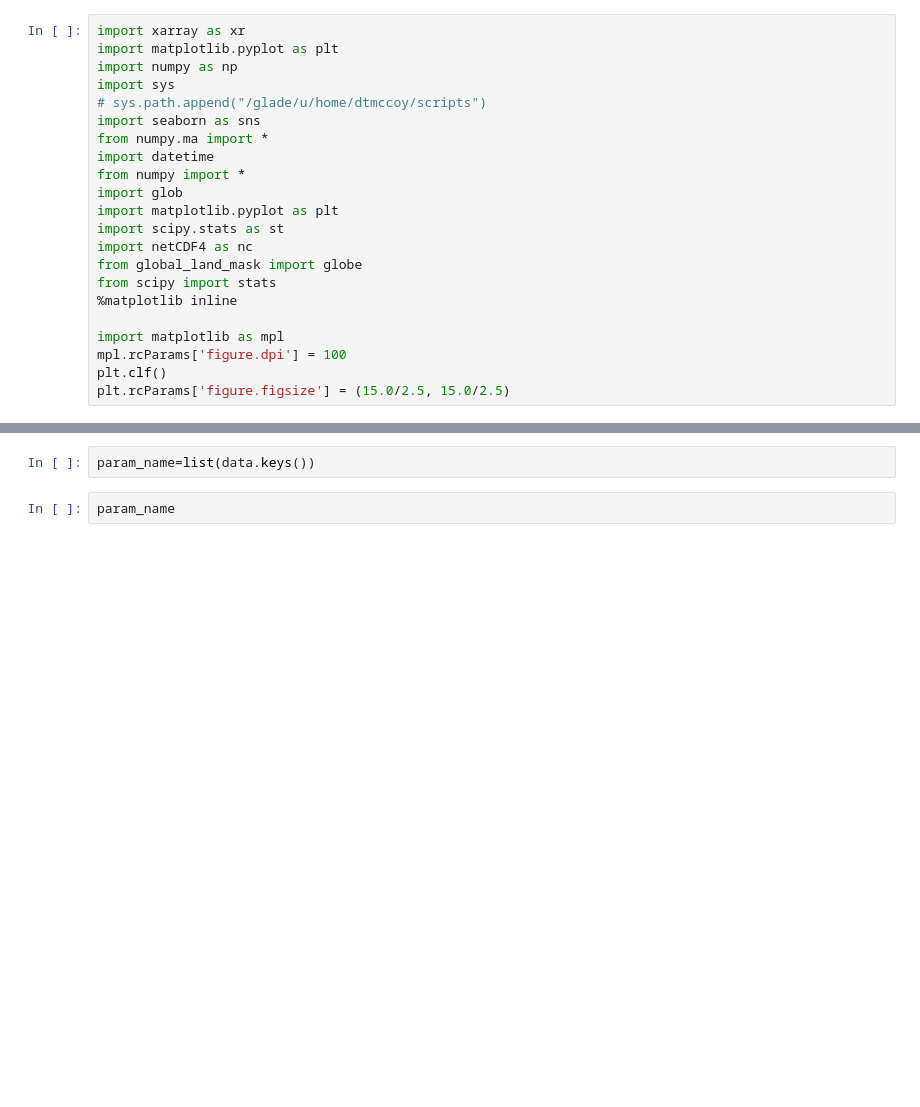
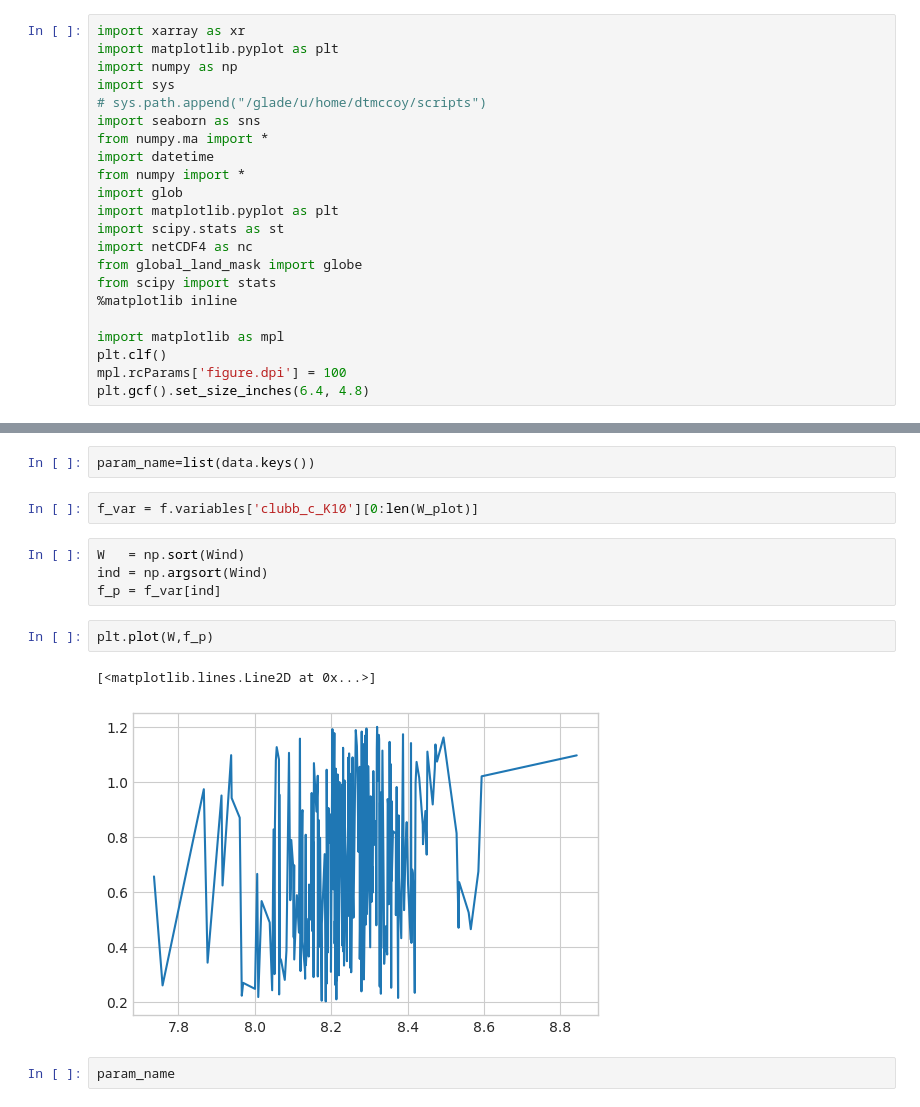
Before and after one commit to geethmaw/link, a Jupyter notebook: parameter_variance.ipynb, the cells around one changed output, grey strips where cells are left out. Cells and saved outputs as stored; diff of their text form; blank space fills up the shorter version.

```diff
--- a/parameter_variance.ipynb
+++ b/parameter_variance.ipynb
@@ -17,7 +17,7 @@ from scipy import stats
 %matplotlib inline
 
 import matplotlib as mpl
+plt.clf()
 mpl.rcParams['figure.dpi'] = 100
-plt.clf()
-plt.rcParams['figure.figsize'] = (15.0/2.5, 15.0/2.5)
+plt.gcf().set_size_inches(6.4, 4.8)
 # %% [output]
@@ -53,6 +53,17 @@ Attributes:
     NCO:      netCDF Operators version 4.9.5 (Homepage = http://nco.sf.net, C...
 # %%
 param_name=list(data.keys())
+# %%
+f_var = f.variables['clubb_c_K10'][0:len(W_plot)]
+# %%
+W   = np.sort(Wind)
+ind = np.argsort(Wind)
+f_p = f_var[ind]
+# %%
+plt.plot(W,f_p)
+# %% [output]
+[<matplotlib.lines.Line2D at 0x...>]
+[figure, added]
 # %%
 param_name
 # %% [output]
```
Also changed, not shown: parts of 5 cells of this notebook, 26 other files.
